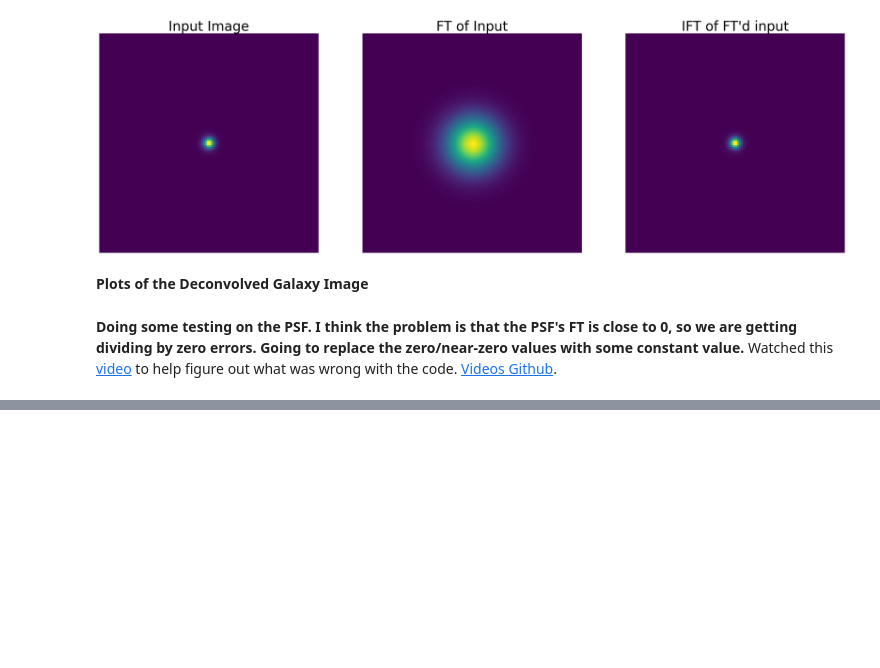
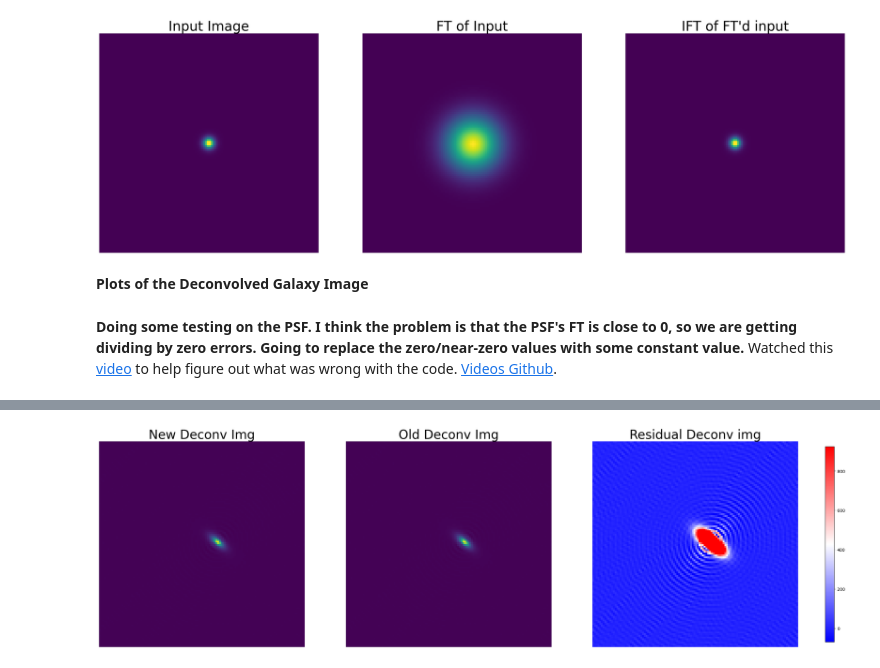
Before and after one commit to MatthewDowicz/Blending, a Jupyter notebook: 03b_Getting_PSF_from_BTK_Scripts.ipynb, the cells around one changed output, grey strips where cells are left out. Drawn from its saved outputs; the diff is of its cells as text; code cells hidden in the pictures; blank space fills up the shorter version.

```diff
--- a/03b_Getting_PSF_from_BTK_Scripts.ipynb
+++ b/03b_Getting_PSF_from_BTK_Scripts.ipynb
@@ -256,0 +294,37 @@ See notebook `02_pyFFTW_testing.ipynb` for more references
+# %%
+deconv_img, gal, psf_img = create_deconv_img(img=isolated_images,
+                                           psf=psf_images,
+                                           sample_idx=2,
+                                           gal_num_idx=0,
+                                           filter_idx=0,
+                                           eps=0.02)
+
+deconv_img_old, gal, psf_img = create_deconv_img_old(img=isolated_images,
+                                           psf=psf_images,
+                                           sample_idx=2,
+                                           gal_num_idx=0,
+                                           filter_idx=0,
+                                           eps=0.02)
+
+resid_deconv = deconv_img - deconv_img_old
+vmax, vmin = np.percentile((resid_deconv), (99, 1))
+# vmin = -vmax
+
+fig, axes = plt.subplots(1, 3, figsize=(30,26), sharex=True, sharey=True)
+axes[0].imshow(deconv_img)
+axes[0].axis('off')
+axes[0].set_title('New Deconv Img', fontsize=30)
+axes[1].imshow(deconv_img_old)
+axes[1].axis('off')
+axes[1].set_title('Old Deconv Img', fontsize=30)
+im = axes[2].imshow(resid_deconv,vmin=vmin, vmax=vmax, cmap='bwr')
+axes[2].axis('off')
+axes[2].set_title('Residual Deconv img', fontsize=30)
+
+cax = plt.axes([0.93, 0.37, 0.01, 0.25])
+fig.colorbar(im, cax=cax, ax=axes[2])
+
+# fig.tight_layout()
+plt.show()
+# %% [output]
+[figure, added]
```
Also changed, not shown: parts of 9 cells of this notebook.
